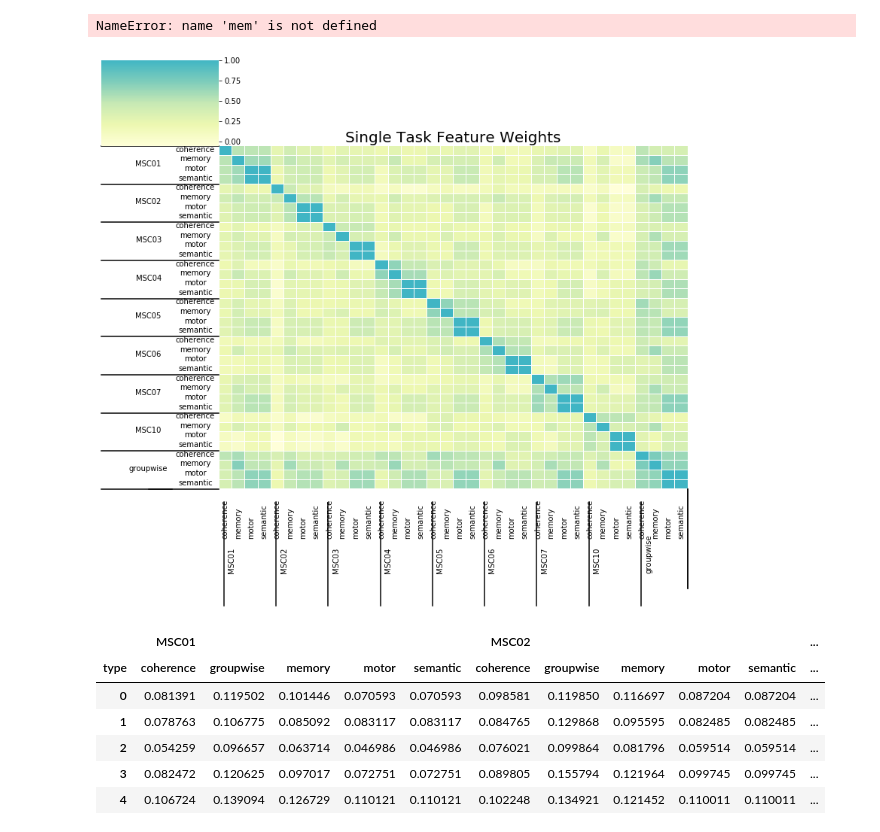
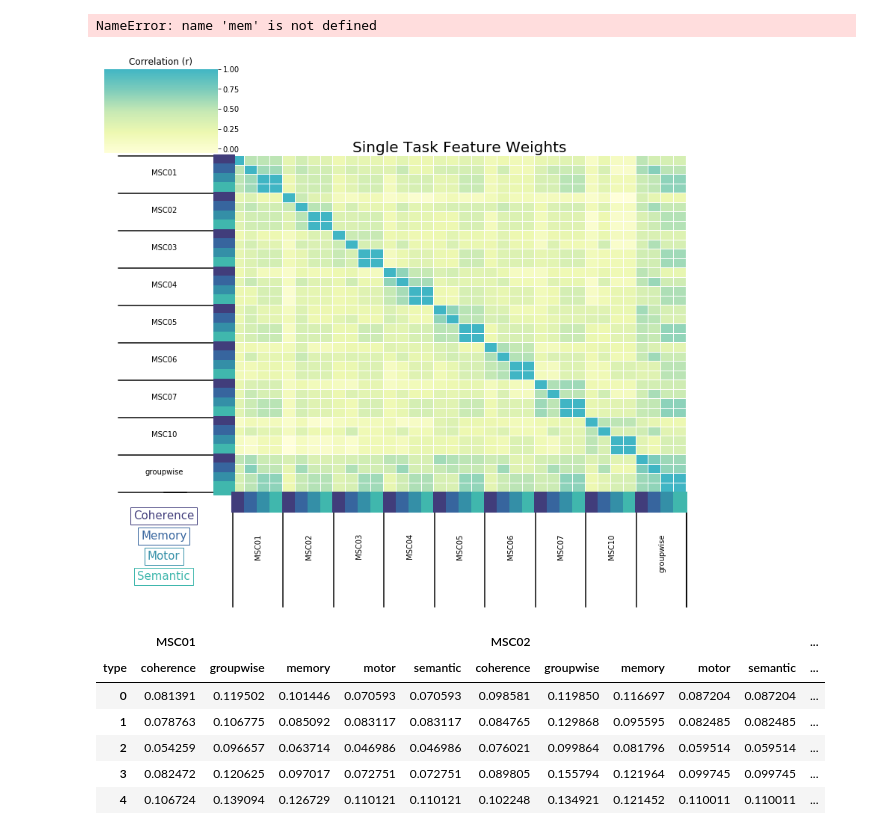
Before and after one commit to GrattonLab/Porteretal_taskprediction, a Jupyter notebook: code/pyScripts/Figures/FinalFigures.ipynb, the cells around one changed output. Cells and saved outputs as stored; diff of their text form; code cells hidden in the pictures.

```diff
--- a/code/pyScripts/Figures/FinalFigures.ipynb
+++ b/code/pyScripts/Figures/FinalFigures.ipynb
@@ -891,6 +891,8 @@ fw_corr = fw.corr()
 #multi = fw_corr.set_index(["level_2","type","test"]).sort_index()
 # %%
 from itertools import groupby
+import matplotlib.collections as collections
+taskColors=dict([('coherence','#413d7b'),('semantic','#40b7ad'),('motor','#348fa7'),('memory','#37659e')])
 def add_line(ax, xpos, ypos):
     line = plt.Line2D([ypos, ypos+ .25], [xpos, xpos], color='black', transform=ax.transAxes)
     line.set_clip_on(False)
@@ -902,18 +904,19 @@ def final_add_line(ax, xpos, ypos):
     ax.add_line(line)
 
 def Xadd_line(ax, xpos, ypos):
-    line = plt.Line2D([xpos+.15, xpos+.15], [ypos, ypos + .3], color='black', transform=ax.transAxes)
+    line = plt.Line2D([xpos+.14, xpos+.14], [ypos, ypos + .3], color='black', transform=ax.transAxes)
     line.set_clip_on(False)
     ax.add_line(line)
 
 def final_Xadd_line(ax, xpos, ypos):
-    line = plt.Line2D([1,1], [0, -.29], color='black', transform=ax.transAxes)
+    line = plt.Line2D([1,1], [0, -.34], color='black', transform=ax.transAxes)
     line.set_clip_on(False)
     ax.add_line(line)
 
 def label_len(my_index,level):
     labels = my_index.get_level_values(level)
     return [(k, sum(1 for i in g)) for k,g in groupby(labels)]
+
 
 def label_group_bar_table(ax, df):
     xpos = -.25
@@ -925,42 +928,60 @@ def label_group_bar_table(ax, df):
                 add_line(ax, pos*scale, xpos)
             pos -= rpos
             lypos = (pos + .5 * rpos)*scale
-            ax.text(xpos+.1, lypos-.002, label, ha='center', transform=ax.transAxes)
+            if level ==1:
+                ax.text(xpos+.132,lypos-.008, "test", color=taskColors[label], ha='center',transform=ax.transAxes,bbox=dict(facecolor=taskColors[label], edgecolor= taskColors[label]))
+            else:
+                ax.text(xpos+.1, lypos-.002, label, ha='center', transform=ax.transAxes)
         final_add_line(ax, pos*scale , xpos)
         xpos += .1
 
 def Xlabel_group_bar_table(ax, df):
     ypos = -.34
     scale = 1./df.columns.size
     for level in range(df.columns.nlevels):
         if level == 0:
             pos = -5
         else:
             pos = -1#df.columns.size
         for label, rpos in label_len(df.columns,level):
             if level ==0:
                 Xadd_line(ax, pos*scale, ypos)
             pos += rpos
             lypos = (pos + .5 * rpos)*scale
-            ax.text(lypos,ypos+.1, label, ha='center', rotation='vertical',transform=ax.transAxes)
+            if level == 1:
+                ax.text(lypos,ypos+.215, 'test',color=taskColors[label], ha='center', rotation='vertical',transform=ax.transAxes,bbox=dict(facecolor=taskColors[label], edgecolor= taskColors[label]))
+            else:
+                ax.text(lypos+.03,ypos+.2, label, ha='center', rotation='vertical',transform=ax.transAxes)
         final_Xadd_line(ax, pos*scale , ypos)
         ypos += .1
 
 g = sns.clustermap(fw_corr, center = 1, row_cluster = False, col_cluster = False, cmap = "YlGnBu", yticklabels = True, xticklabels = True, linewidths = 0.004, figsize = (15, 10))
 g.ax_heatmap.yaxis.set_ticks_position("left")
 plt.setp(g.ax_heatmap.xaxis.get_majorticklabels(), fontsize = 10)
 g.ax_heatmap.set_title("Single Task Feature Weights", fontsize=20, pad=5)
+plt.title("Correlation (r)")
 g.ax_heatmap.set_yticks([])
 g.ax_heatmap.set_xticks([])
 g.ax_heatmap.set_xlabel('')
 g.ax_heatmap.set_ylabel('')
 label_group_bar_table(g.ax_heatmap, fw_corr)
 Xlabel_group_bar_table(g.ax_heatmap, fw_corr)
 g.fig.subplots_adjust(left = 0.15)
+g.ax_heatmap.text(-.15,-.14, "Memory", fontsize= 15, color=taskColors['memory'], ha='center',transform=g.ax_heatmap.transAxes,bbox=dict(facecolor='none', edgecolor= taskColors['memory']))
+g.ax_heatmap.text(-.15,-.2, "Motor", fontsize= 15, color=taskColors['motor'], ha='center',transform=g.ax_heatmap.transAxes,bbox=dict(facecolor='none', edgecolor= taskColors['motor']))
+g.ax_heatmap.text(-.15,-.08, "Coherence", fontsize= 15, color=taskColors['coherence'], ha='center',transform=g.ax_heatmap.transAxes,bbox=dict(facecolor='none', edgecolor= taskColors['coherence']))
+g.ax_heatmap.text(-.15,-.26, "Semantic", fontsize= 15, color=taskColors['semantic'], ha='center',transform=g.ax_heatmap.transAxes,bbox=dict(facecolor='none', edgecolor= taskColors['semantic']))
+
+
 
 plt.savefig(figsDir+'fw_across_sub_heatmap.png', bbox_inches='tight')
+
+legend=[Line2D([0], [0], color='#37659e', lw=4,label='Memory'),
+                   Line2D([0], [0], color='#348fa7', lw=4, label='Motor'),
+                Line2D([0], [0], color='#40b7ad', lw=4,label='Semantic'),
+                Line2D([0], [0], color='#413d7b', lw=4,label='Coherence')]
 # %% [output]
-[figure, old version]
+[figure, new version]
 # %%
 fw
 # %% [output]
```
Also changed, not shown: parts of 3 cells of this notebook, 1 other file.
